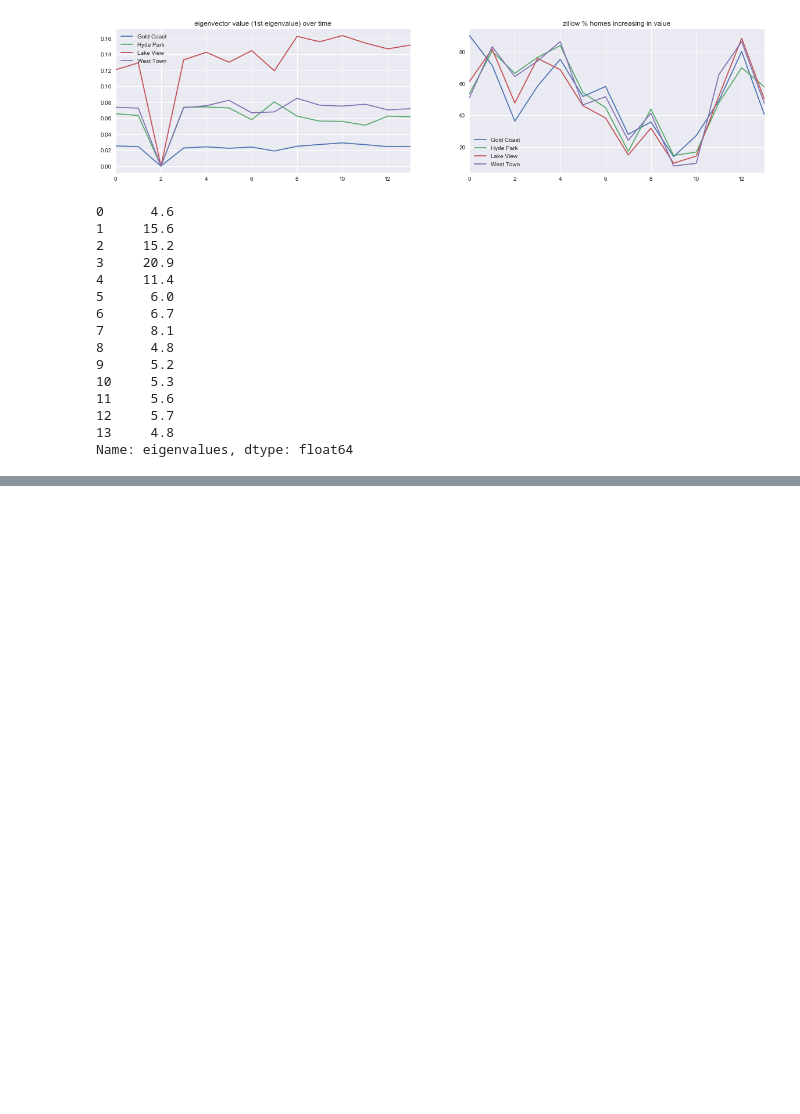
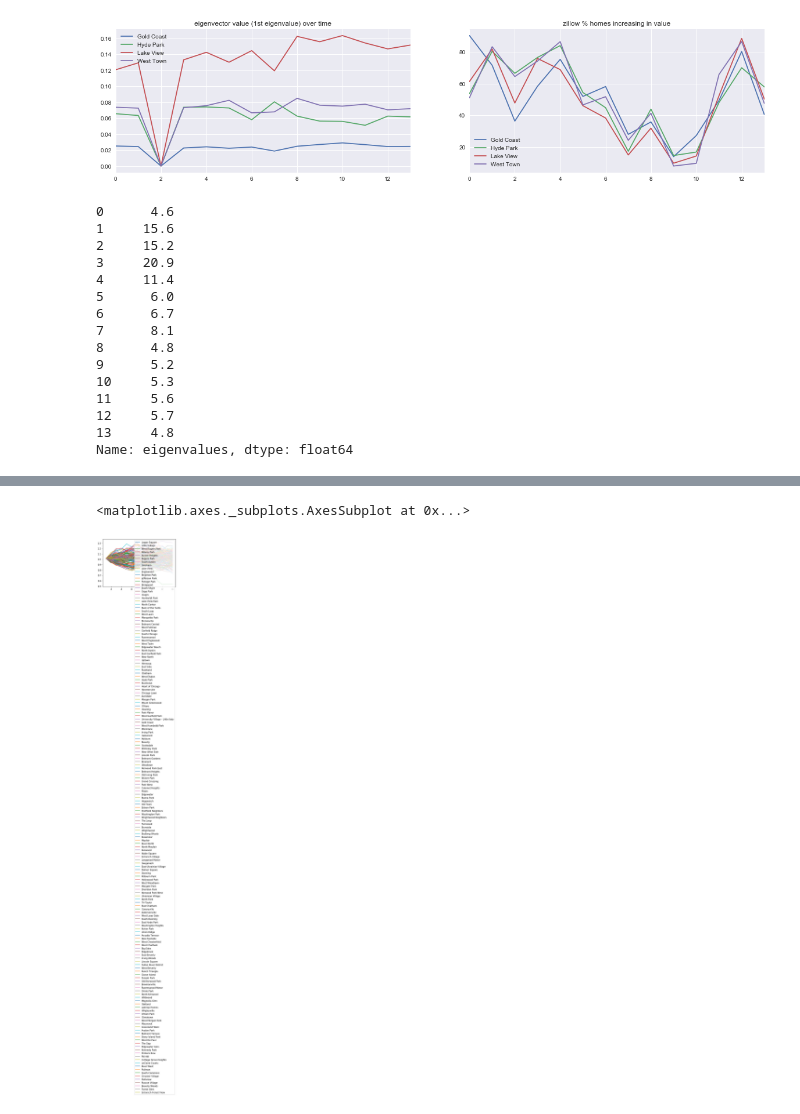
Before and after one commit to b-nroths/chi-data, a Jupyter notebook: scripts/Zillow Graphs New.ipynb, the cells around one changed output, grey strips where cells are left out. Saved outputs shown, nothing was run; the diff lists cells and outputs as text; code cells hidden in the pictures; blank space fills up the shorter version.

```diff
--- a/scripts/Zillow Graphs New.ipynb
+++ b/scripts/Zillow Graphs New.ipynb
@@ -144,0 +178,7 @@ zillow = zillow[(zillow.City == 'Chicago')][[
+# %%
+def divide(row):
+    avg = row.sum()/len(row)
+    row = [x/avg for x in row]
+    return row
+
+zillow.apply(divide, axis=1)
@@ -144,0 +202,6 @@ zillow = zillow[(zillow.City == 'Chicago')][[
+# %%
+zillow = zillow.apply(divide, axis=1)
+zillow.plot()
+# %% [output]
+<matplotlib.axes._subplots.AxesSubplot at 0x...>
+[figure, added]
```
Also changed, not shown: parts of 14 cells of this notebook, 28 other files.
